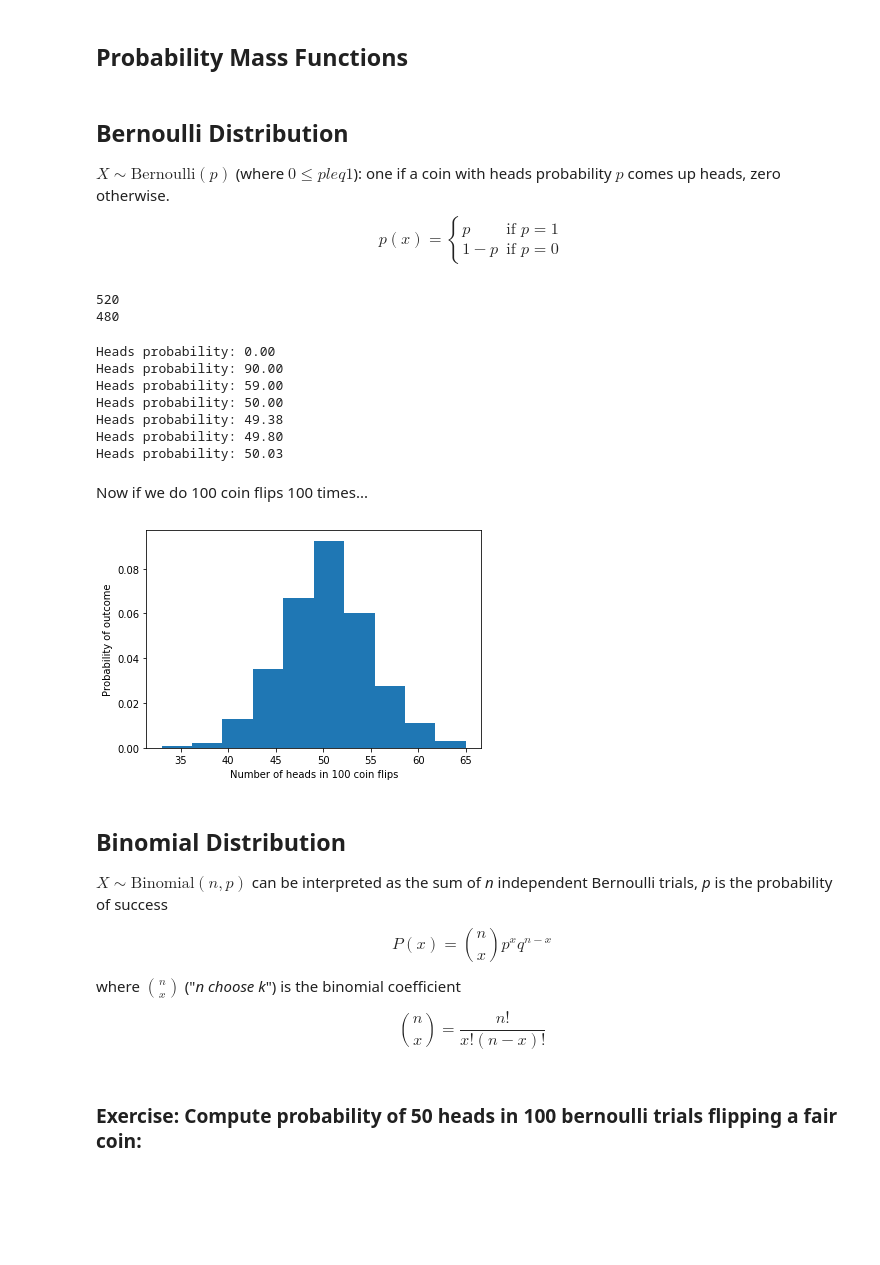
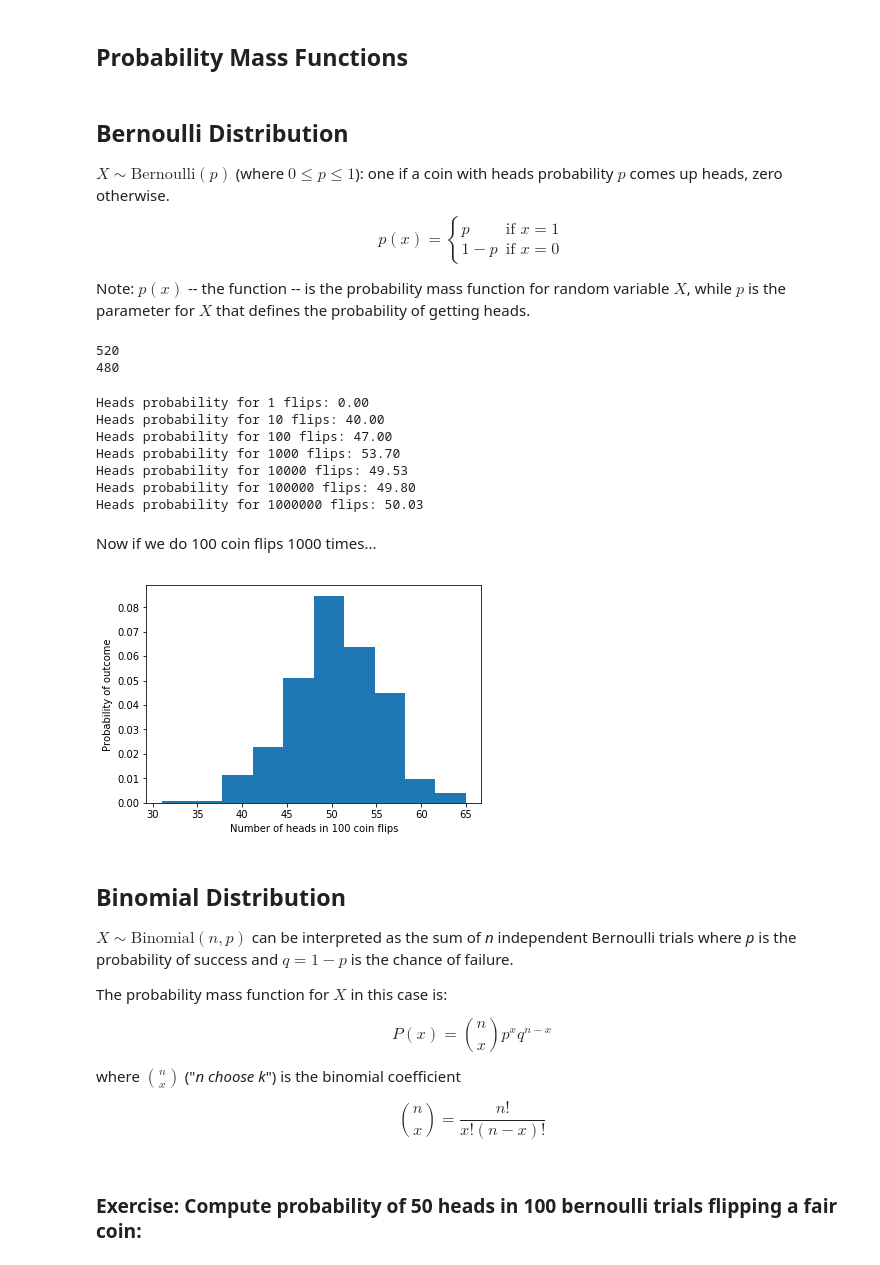
Before and after one commit to changmin-yu/comp0014, a Jupyter notebook: tutorial_probability_1.ipynb, the cells around one changed output. Cells and saved outputs as stored; diff of their text form; code cells hidden in the pictures; blank space fills up the shorter version.

Commit message:
Added solution notebooks and made some clarity fixes to probability notebook.

```diff
--- a/tutorial_probability_1.ipynb
+++ b/tutorial_probability_1.ipynb
@@ -10,10 +10,12 @@ rng = np.random.RandomState(123)
 # %% [markdown]
 ## Bernoulli Distribution
 
-$X\sim \text{Bernoulli}(p)$ (where $0\leq p leq 1$): one if a coin with heads probability $p$ comes up heads, zero otherwise.
+$X\sim \text{Bernoulli}(p)$ (where $0\leq p \leq 1$): one if a coin with heads probability $p$ comes up heads, zero otherwise.
 \begin{equation}
-p(x) = \begin{cases}p \quad &\text{if }p = 1\\
-1-p & \text{if } p = 0
+p(x) = \begin{cases}p \quad &\text{if }x = 1\\
+1-p & \text{if } x = 0
 \end{cases}
 \end{equation}
+
+Note: $p(x)$ -- the function -- is the probability mass function for random variable $X$, while $p$ is the parameter for $X$ that defines the probability of getting heads.
 # %%
@@ -27,42 +29,45 @@ print(tails)
 480
 # %%
 for i in range(7):
-    num = 10**i
+    num = 10**i  # Exponent operator: 10^i i.e. 1 flip, 10 flips, 100, 1000, etc.
     coin_flips = rng.randint(0, 2, size=num)
     heads_proba = np.mean(coin_flips)
-    print('Heads probability: %.2f' % (heads_proba*100))
+    print('Heads probability for %d flips: %.2f' % (num, heads_proba*100))
 # %% [output]
-Heads probability: 0.00
-Heads probability: 90.00
-Heads probability: 59.00
-Heads probability: 50.00
-Heads probability: 49.38
-Heads probability: 49.80
-Heads probability: 50.03
+Heads probability for 1 flips: 0.00
+Heads probability for 10 flips: 40.00
+Heads probability for 100 flips: 47.00
+Heads probability for 1000 flips: 53.70
+Heads probability for 10000 flips: 49.53
+Heads probability for 100000 flips: 49.80
+Heads probability for 1000000 flips: 50.03
 # %% [markdown]
-Now if we do 100 coin flips 100 times...
+Now if we do 100 coin flips 1000 times...
 # %%
 n_experiments = 1000
 n_bernoulli_trials = 100
 
 outcomes = np.empty(n_experiments, dtype=np.float)
 
 for i in range(n_experiments):
-    num = 10**i
     coin_flips = rng.randint(0, 2, size=n_bernoulli_trials)
     head_counts = np.sum(coin_flips)
     outcomes[i] = head_counts
 
-plt.hist(outcomes, density=True)
+plt.hist(outcomes, density=True)  # density=True option asks hist fucntion to display bins as a
+                                  # probability density (scaled to sum to 1) instead of raw counts
+# Also try: plt.hist(outcomes, 100, density=True)
 plt.xlabel('Number of heads in 100 coin flips')
 plt.ylabel('Probability of outcome')
 plt.show()
 # %% [output]
-[figure, old version]
+[figure, new version]
 # %% [markdown]
 ## Binomial Distribution
 
-$X\sim \text{Binomial}(n, p)$ can be interpreted as the sum of *n* independent Bernoulli trials, *p* is the probability of success
+$X\sim \text{Binomial}(n, p)$ can be interpreted as the sum of *n* independent Bernoulli trials where *p* is the probability of success and $q = 1-p$ is the chance of failure.
+
+The probability mass function for $X$ in this case is:
 
 $$P(x) = \binom{n}{x} p^x q^{n-x}$$
 
```
Also changed, not shown: parts of 6 cells of this notebook, 2 other files.
